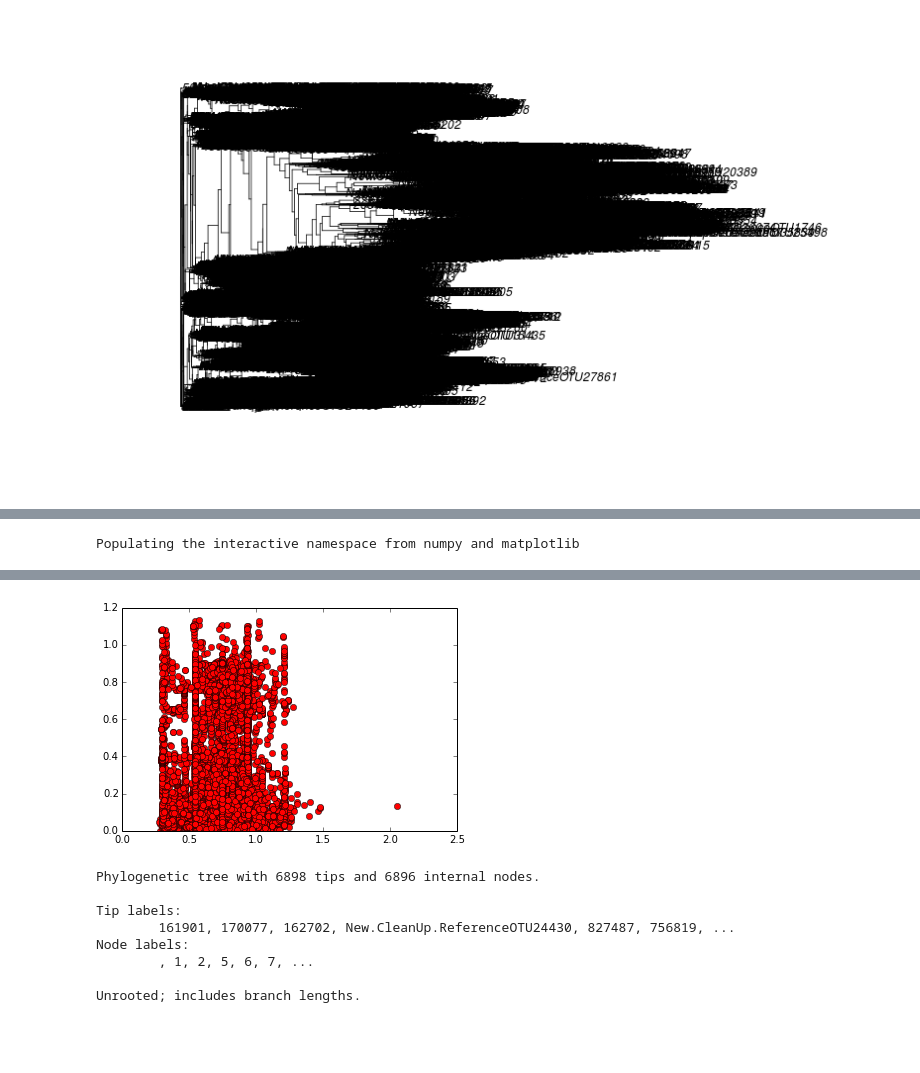
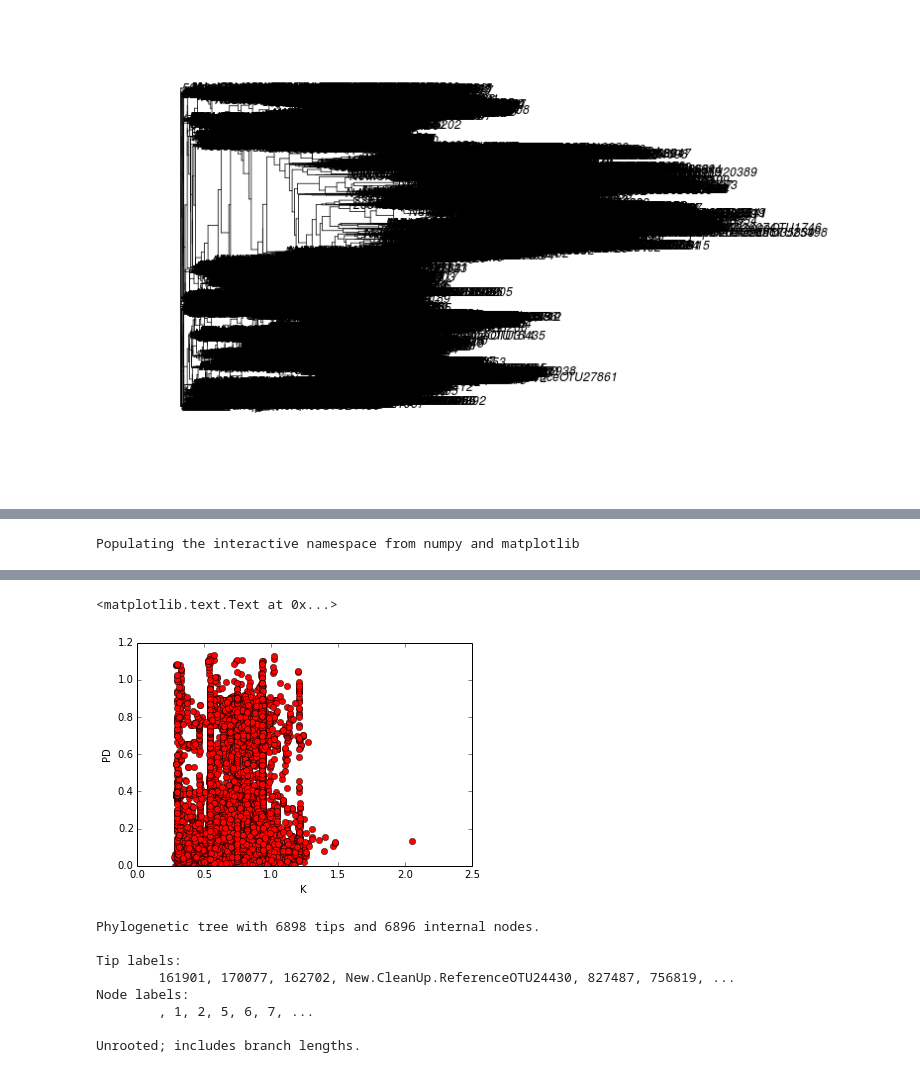
Before and after one commit to ryneches/fishpoo, a Jupyter notebook: fishpoo.ipynb, the cells around one changed output, grey strips where cells are left out. Drawn from its saved outputs; the diff is of its cells as text; code cells hidden in the pictures; blank space fills up the shorter version.

Commit message:
plotting change in K vs change in PD

```diff
--- a/fishpoo.ipynb
+++ b/fishpoo.ipynb
@@ -1063,5 +1063,7 @@ microbe_tree.write( path='fishpoo_open97/phase1_OTU_phylosig.nexus', schema='nex
 %pylab inline
 
 plot(Kvalues,PDvalues, 'ro')
+xlabel('K')
+ylabel('PD')
 # %% [output]
 Populating the interactive namespace from numpy and matplotlib
@@ -1069,4 +1072,5 @@ Populating the interactive namespace from numpy and matplotlib
+<matplotlib.text.Text at 0x...>
-[figure, old version]
+[figure, new version]
 # %%
 mt = ape.read_nexus( 'fishpoo_open97/phase1_OTU_phylosig.nexus' )
 print mt
```
Also changed, not shown: parts of 2 cells of this notebook.
